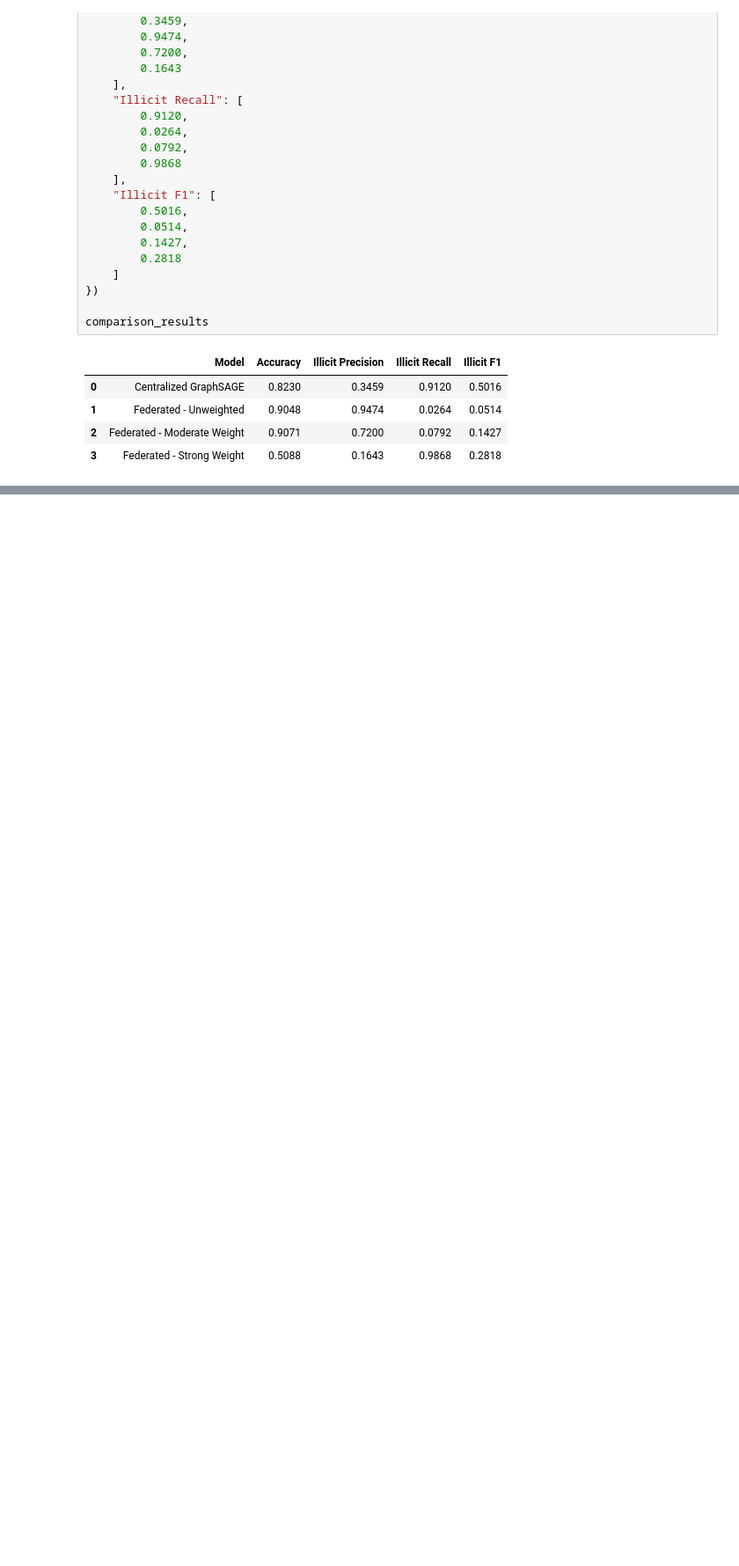
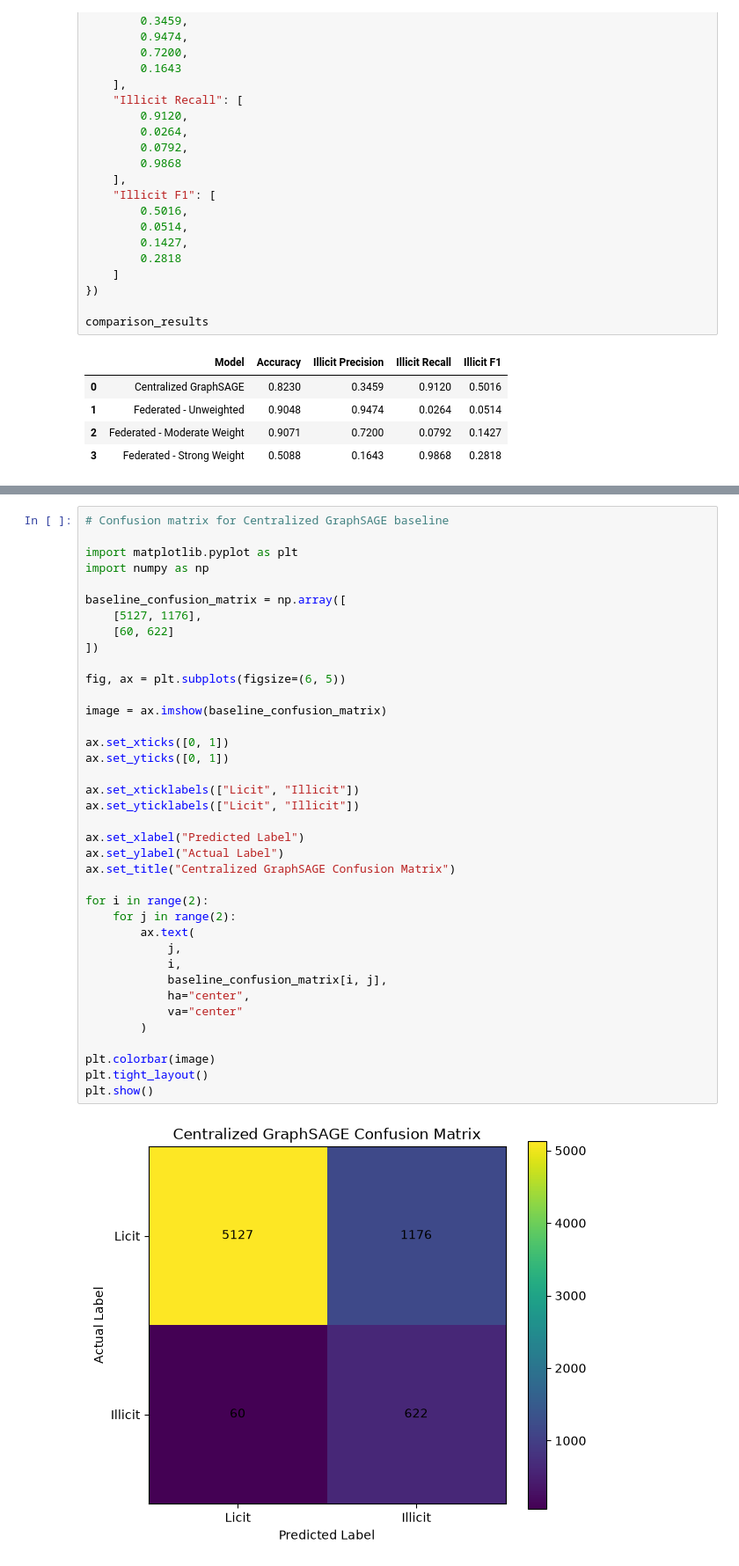
Before and after one commit to gulfatima-git/Federated-Graph-Learning-Project, a Jupyter notebook: federated_graphsage.ipynb, the cells around one changed output, grey strips where cells are left out. Shown at 88% size. Cells and saved outputs as stored; diff of their text form; blank space fills up the shorter version.

```diff
--- a/federated_graphsage.ipynb
+++ b/federated_graphsage.ipynb
@@ -2323,0 +2428,40 @@ comparison_results
+# %%
+# Confusion matrix for Centralized GraphSAGE baseline
+
+import matplotlib.pyplot as plt
+import numpy as np
+
+baseline_confusion_matrix = np.array([
+    [5127, 1176],
+    [60, 622]
+])
+
+fig, ax = plt.subplots(figsize=(6, 5))
+
+image = ax.imshow(baseline_confusion_matrix)
+
+ax.set_xticks([0, 1])
+ax.set_yticks([0, 1])
+
+ax.set_xticklabels(["Licit", "Illicit"])
+ax.set_yticklabels(["Licit", "Illicit"])
+
+ax.set_xlabel("Predicted Label")
+ax.set_ylabel("Actual Label")
+ax.set_title("Centralized GraphSAGE Confusion Matrix")
+
+for i in range(2):
+    for j in range(2):
+        ax.text(
+            j,
+            i,
+            baseline_confusion_matrix[i, j],
+            ha="center",
+            va="center"
+        )
+
+plt.colorbar(image)
+plt.tight_layout()
+plt.show()
+# %% [output]
+[figure, added]
```
Also changed, not shown: parts of 34 cells of this notebook, 5 other files.
